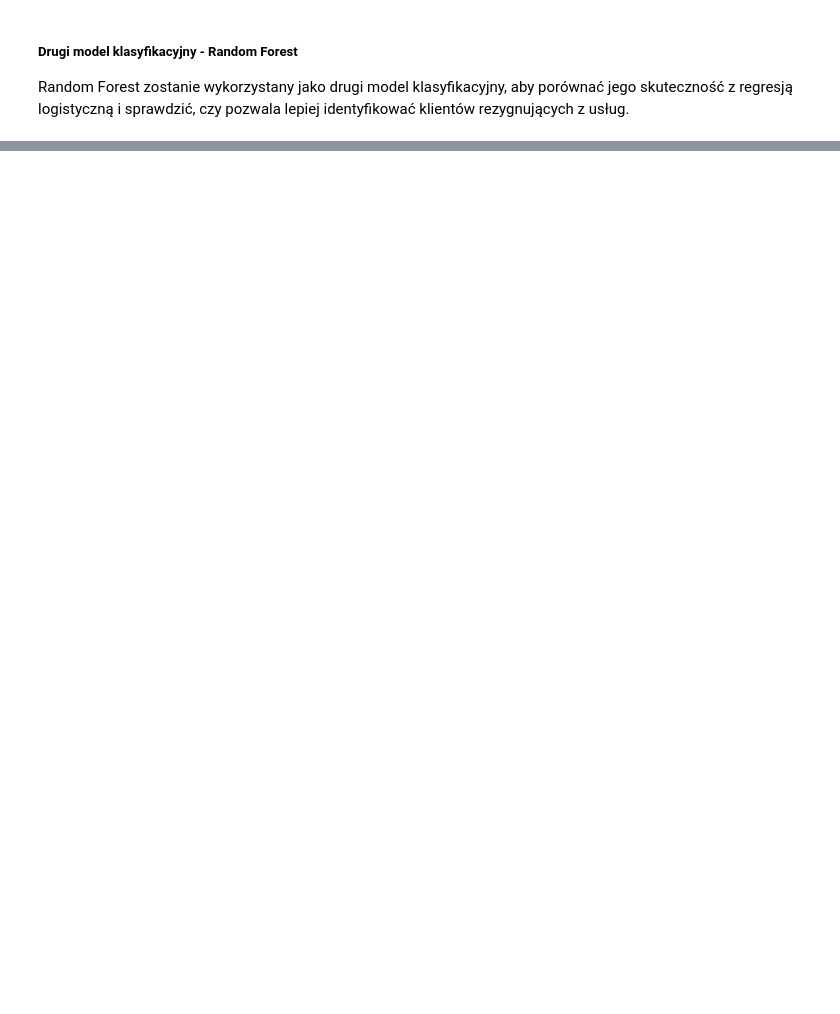
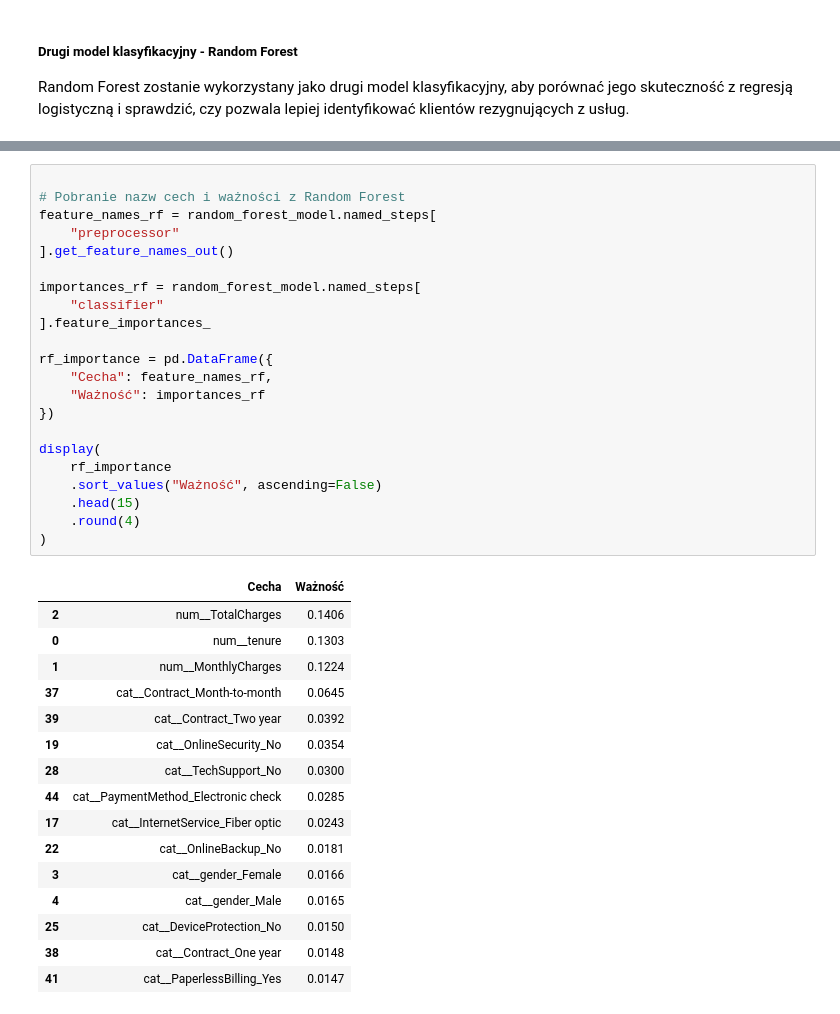
Before and after one commit to Joanne1748/Telco-Customer-Churn-Final-Project-LearnIT, a Jupyter notebook: notebooks/J_St_telco_customer_churn_learnit_final_project.ipynb, the cells around one changed output, grey strips where cells are left out. Drawn from its saved outputs; the diff is of its cells as text; blank space fills up the shorter version.

```diff
--- a/notebooks/J_St_telco_customer_churn_learnit_final_project.ipynb
+++ b/notebooks/J_St_telco_customer_churn_learnit_final_project.ipynb
@@ -745,0 +1149,39 @@ Random Forest lepiej wychwytuje odchodzących klientów, ale robi to kosztem wi
+# %%
+
+# Pobranie nazw cech i ważności z Random Forest
+feature_names_rf = random_forest_model.named_steps[
+    "preprocessor"
+].get_feature_names_out()
+
+importances_rf = random_forest_model.named_steps[
+    "classifier"
+].feature_importances_
+
+rf_importance = pd.DataFrame({
+    "Cecha": feature_names_rf,
+    "Ważność": importances_rf
+})
+
+display(
+    rf_importance
+    .sort_values("Ważność", ascending=False)
+    .head(15)
+    .round(4)
+)
+# %% [output]
+|  | Cecha | Ważność |
+| 2 | num__TotalCharges | 0.1406 |
+| 0 | num__tenure | 0.1303 |
+| 1 | num__MonthlyCharges | 0.1224 |
+| 37 | cat__Contract_Month-to-month | 0.0645 |
+| 39 | cat__Contract_Two year | 0.0392 |
+| 19 | cat__OnlineSecurity_No | 0.0354 |
+| 28 | cat__TechSupport_No | 0.0300 |
+| 44 | cat__PaymentMethod_Electronic check | 0.0285 |
+| 17 | cat__InternetService_Fiber optic | 0.0243 |
+| 22 | cat__OnlineBackup_No | 0.0181 |
+| 3 | cat__gender_Female | 0.0166 |
+| 4 | cat__gender_Male | 0.0165 |
+| 25 | cat__DeviceProtection_No | 0.0150 |
+| 38 | cat__Contract_One year | 0.0148 |
+| 41 | cat__PaperlessBilling_Yes | 0.0147 |
```
Also changed, not shown: parts of 33 cells of this notebook.
